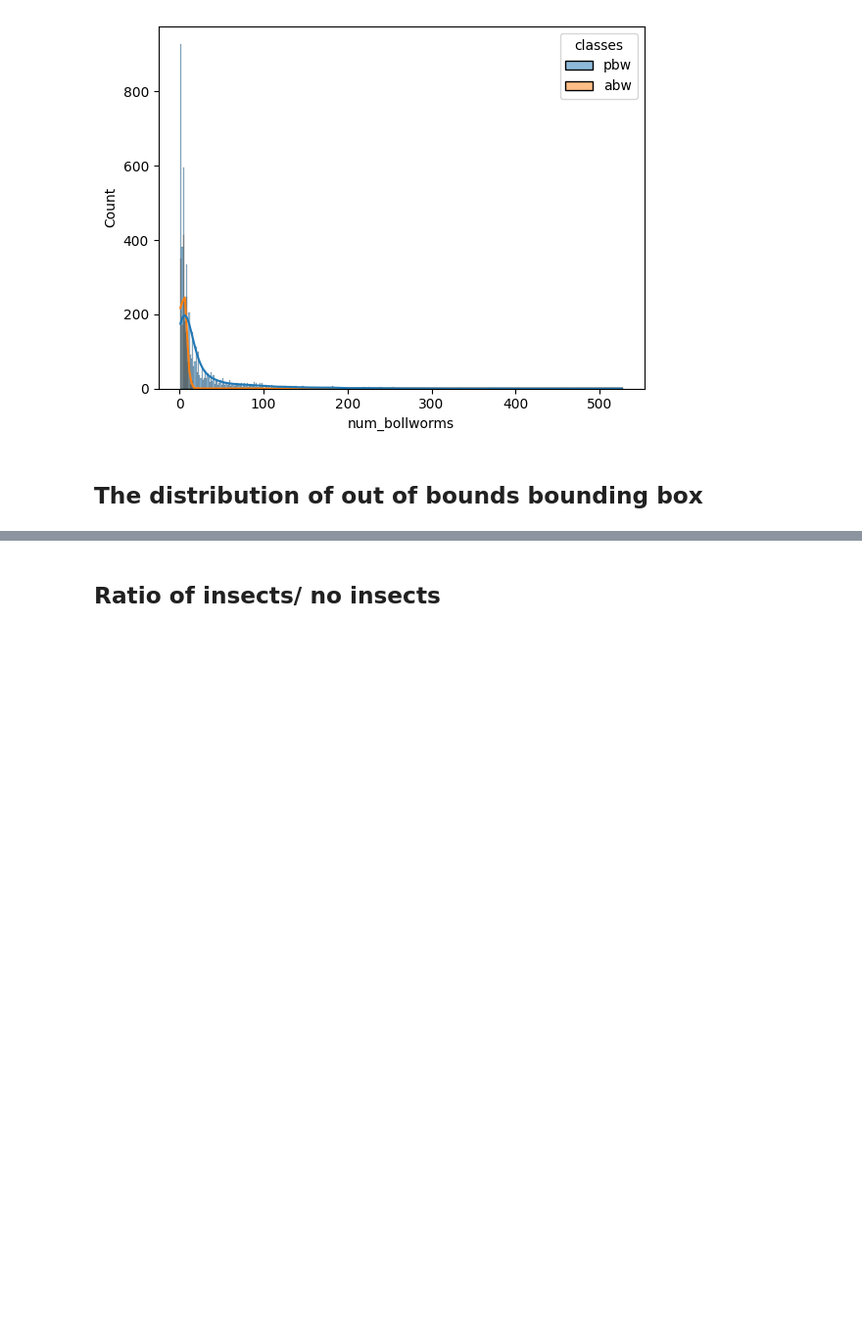
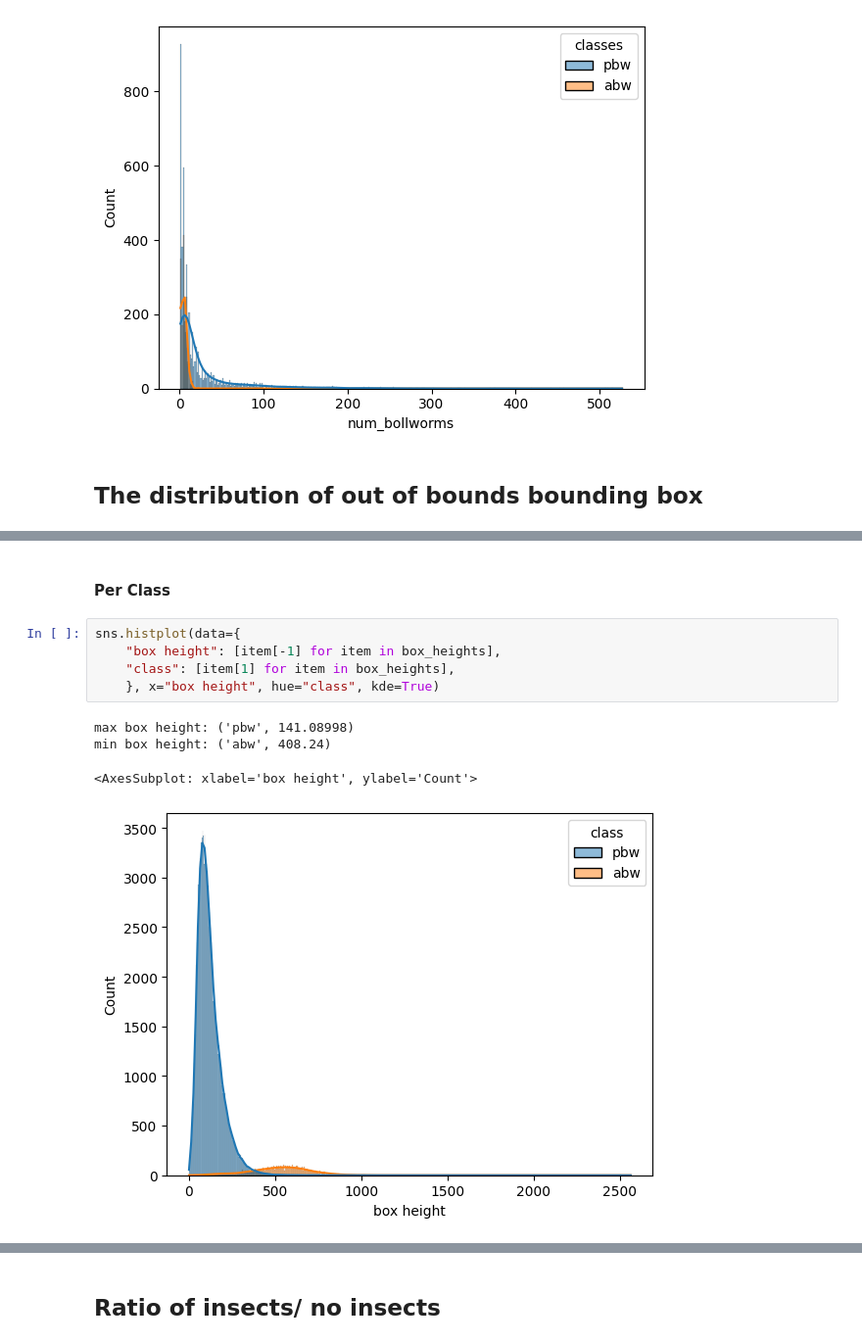
Before and after one commit to ArnolFokam/bollworm-counting-challenge, a Jupyter notebook: notebooks/dae.ipynb, the cells around one changed output, grey strips where cells are left out. Shown: that part at 98% size. Saved outputs shown, nothing was run; the diff lists cells and outputs as text; blank space fills up the shorter version.

```diff
--- a/notebooks/dae.ipynb
+++ b/notebooks/dae.ipynb
@@ -167,0 +203,12 @@ Out bonds 19
+# %% [markdown]
+#### Per Class
+# %%
+sns.histplot(data={
+    "box height": [item[-1] for item in box_heights],
+    "class": [item[1] for item in box_heights],
+    }, x="box height", hue="class", kde=True)
+# %% [output]
+max box height: ('pbw', 141.08998)
+min box height: ('abw', 408.24)
+<AxesSubplot: xlabel='box height', ylabel='Count'>
+[figure, added]
```
Also changed, not shown: parts of 13 cells of this notebook.
